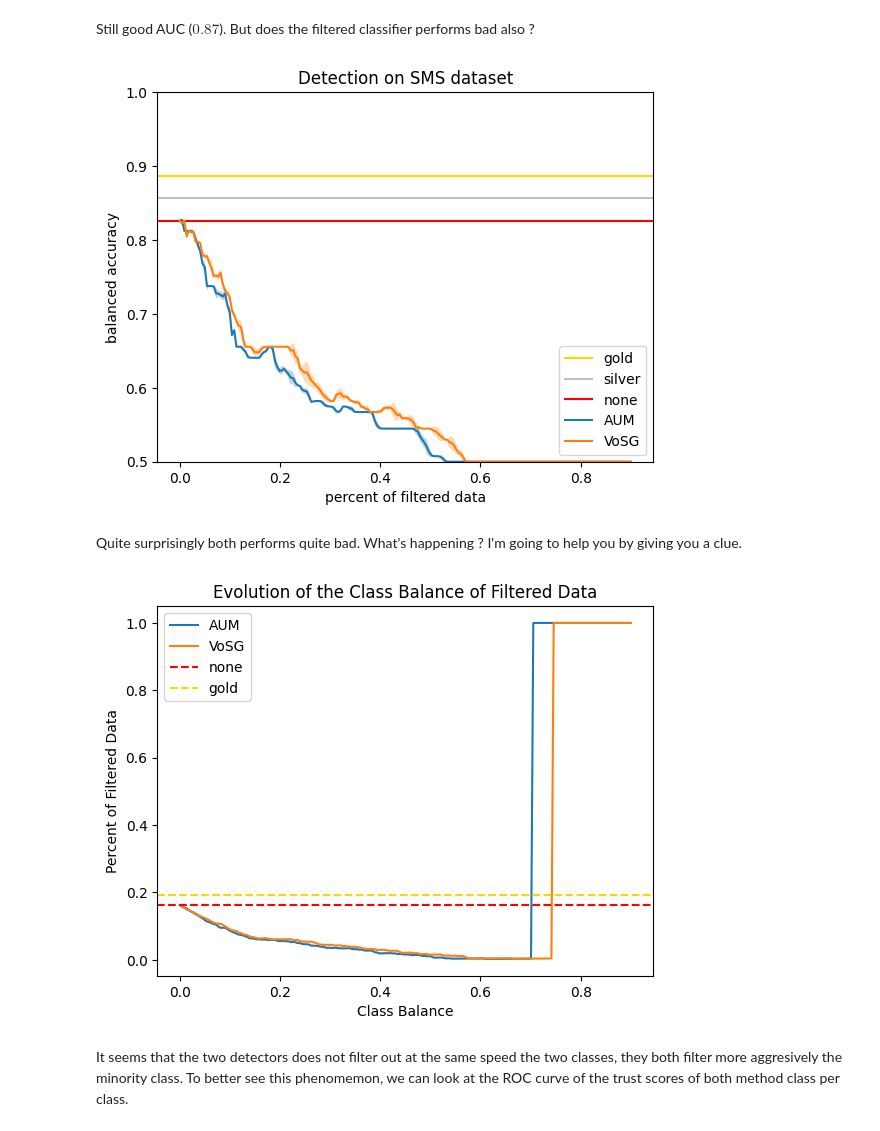
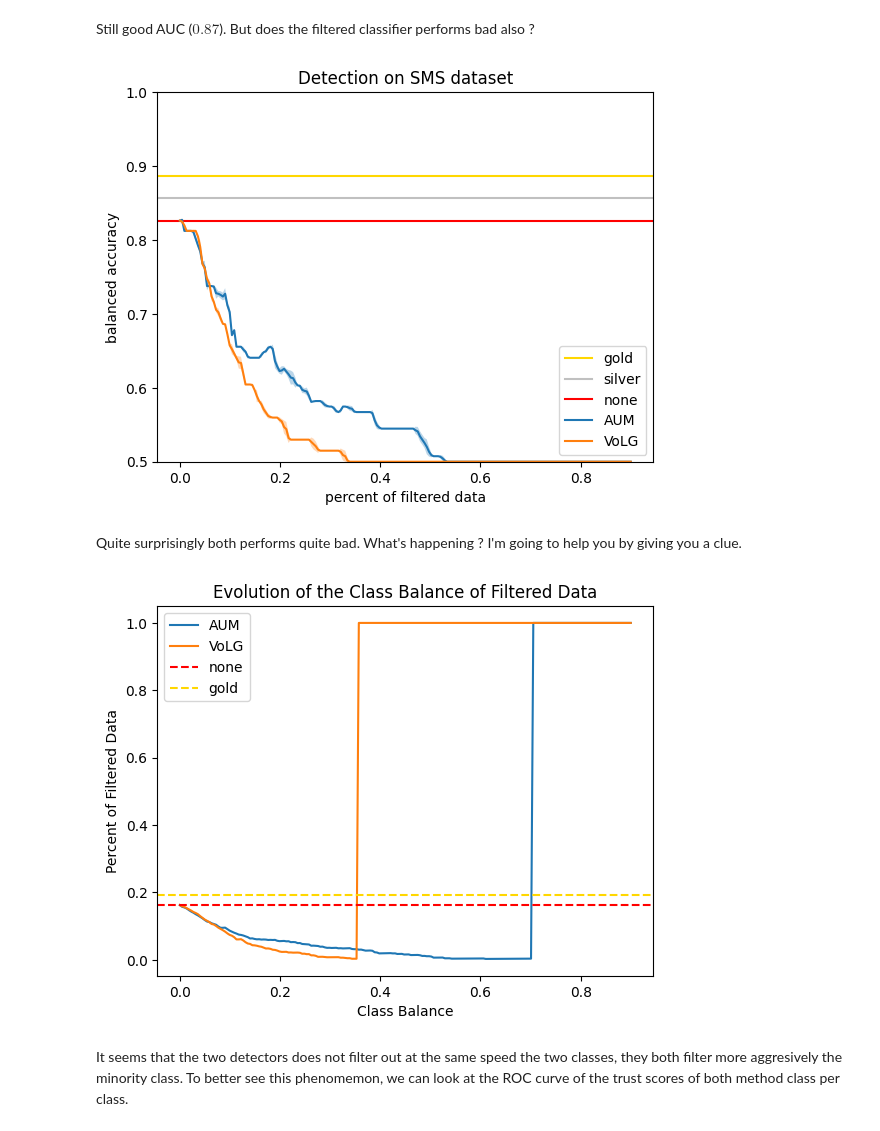
Before and after one commit to Orange-OpenSource/mislabeled, a Jupyter notebook: examples/plot_sms.ipynb, the cells around one changed output. Saved outputs shown, nothing was run; the diff lists cells and outputs as text; code cells hidden in the pictures.

```diff
--- a/examples/plot_sms.ipynb
+++ b/examples/plot_sms.ipynb
@@ -239,13 +239,13 @@ What's happening ? After filtering the dataset we got performance close to doing
 
 This detector is inspired from the litterature of explainability and suppose that mislabeled examples will have also noisy explanations for their predictions.
 # %%
-from mislabeled.detect.detectors import VoSG
+from mislabeled.detect.detectors import VoLG
 
-vosg = VoSG(classifier)
+volg = VoLG(classifier)
 with warnings.catch_warnings():
     warnings.filterwarnings("ignore", category=ConvergenceWarning)
-    vosg_trust_scores = vosg.trust_score(X_train, y_noisy_train)
+    volg_trust_scores = volg.trust_score(X_train, y_noisy_train)
 
-RocCurveDisplay.from_predictions(clean_train, vosg_trust_scores , color=f"tab:orange")
+RocCurveDisplay.from_predictions(clean_train, volg_trust_scores , color=f"tab:orange")
 # %% [output]
 <sklearn.metrics._plot.roc_curve.RocCurveDisplay at 0x...>
@@ -253,26 +253,26 @@ RocCurveDisplay.from_predictions(clean_train, vosg_trust_scores , color=f"tab:or
 # %% [markdown]
 Still good AUC ($0.87$). But does the filtered classifier performs bad also ?
 # %%
-vosg_scores = np.empty((n_runs, n_splits))
+volg_scores = np.empty((n_runs, n_splits))
 
 for i in range(n_runs):
     classifier.set_params(random_state=seed + i)
-    vosg = VoSG(classifier)
+    volg = VoLG(classifier)
     with warnings.catch_warnings():
         warnings.filterwarnings("ignore", category=ConvergenceWarning)
-        vosg_trust_scores = vosg.trust_score(X_train, y_noisy_train)
+        volg_trust_scores = volg.trust_score(X_train, y_noisy_train)
     for j, split in enumerate(splits):
         classifier.set_params(random_state=seed + i * n_splits + j)
-        filtered = vosg_trust_scores >= np.quantile(vosg_trust_scores, split)
+        filtered = volg_trust_scores >= np.quantile(volg_trust_scores, split)
         try:
             with warnings.catch_warnings():
                 warnings.filterwarnings("ignore", category=ConvergenceWarning)
                 classifier.fit(X_train[filtered], y_noisy_train[filtered])
-            vosg_scores[i, j] = balanced_accuracy_score(
+            volg_scores[i, j] = balanced_accuracy_score(
                 y_test, classifier.predict(X_test)
             )
         except:
-            vosg_scores[i, j] = 0.5
+            volg_scores[i, j] = 0.5
 
 plt.axhline(np.mean(gold), color="gold", label="gold")
 plt.axhline(np.mean(silver), color="silver", label="silver")
@@ -284,11 +284,11 @@ plt.fill_between(
     np.mean(aum_scores, axis=0) - np.std(aum_scores, axis=0),
     alpha=0.3,
 )
-plt.plot(splits, np.mean(vosg_scores, axis=0), label="VoSG")
+plt.plot(splits, np.mean(volg_scores, axis=0), label="VoLG")
 plt.fill_between(
     splits,
-    np.mean(vosg_scores, axis=0) + np.std(vosg_scores, axis=0),
-    np.mean(vosg_scores, axis=0) - np.std(vosg_scores, axis=0),
+    np.mean(volg_scores, axis=0) + np.std(volg_scores, axis=0),
+    np.mean(volg_scores, axis=0) - np.std(volg_scores, axis=0),
     alpha=0.3,
 )
 plt.xlabel("percent of filtered data")
@@ -298,40 +298,40 @@ plt.legend()
 plt.ylim((0.5, 1.0))
 plt.show()
 # %% [output]
-[figure, old version]
+[figure, new version]
 # %% [markdown]
 Quite surprisingly both performs quite bad. What's happening ? I'm going to help you by giving you a clue.
 # %%
 def ratios(y, scores, splits):
     r = np.empty_like(splits)
     for i, split in enumerate(splits):
         filtered = scores >= np.quantile(scores, split)
         priors = np.bincount(y[filtered])
         r[i] = np.min(priors) / np.max(priors)
     return r
 
 
 plt.plot(splits, ratios(y_noisy_train, aum_trust_scores, splits), label="AUM")
-plt.plot(splits, ratios(y_noisy_train, vosg_trust_scores, splits), label="VoSG")
+plt.plot(splits, ratios(y_noisy_train, volg_trust_scores, splits), label="VoLG")
 plt.axhline(
     np.min(np.bincount(y_noisy_train)) / np.max(np.bincount(y_noisy_train)),
     color="red",
     linestyle="--",
     label="none",
 )
 plt.axhline(
     np.min(np.bincount(y_train)) / np.max(np.bincount(y_train)),
     color="gold",
     linestyle="--",
     label="gold",
 )
 plt.xlabel("Class Balance")
 plt.ylabel("Percent of Filtered Data")
 plt.title("Evolution of the Class Balance of Filtered Data")
 plt.legend()
 plt.show()
 # %% [output]
-[figure, old version]
+[figure, new version]
 # %% [markdown]
 It seems that the two detectors does not filter out at the same speed the two classes, they both filter more aggresively the minority class. To better see this phenomemon, we can look at the ROC curve of the trust scores of both method class per class.
 # %%
```
Also changed, not shown: parts of 6 cells of this notebook, 6 other files.
